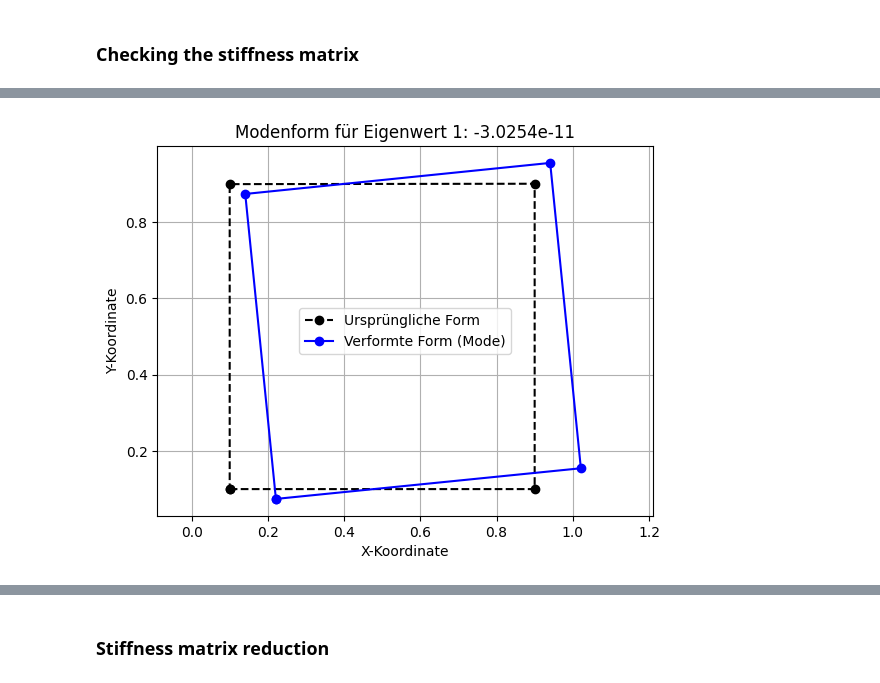
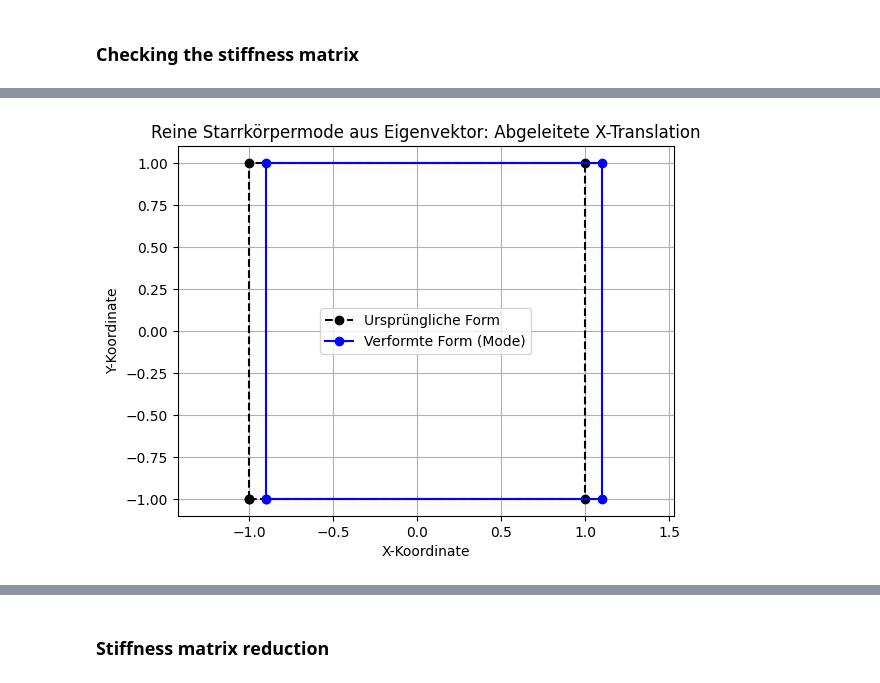
Before and after one commit to jkbgbr/FEM_Practical_Course, a Jupyter notebook: source/TwoD/Q4/Q4.ipynb, the cells around one changed output, grey strips where cells are left out. Drawn from its saved outputs; the diff is of its cells as text; code cells hidden in the pictures.

Commit message:
added QR-decomposition to find the pure rigid body modes

```diff
--- a/source/TwoD/Q4/Q4.ipynb
+++ b/source/TwoD/Q4/Q4.ipynb
@@ -20,10 +20,10 @@ x1, y1, x2, y2, x3, y3, x4, y4 = sp.symbols('x1 y1 x2 y2 x3 y3 x4 y4')
 physical_nodes = sp.Matrix([[x1, y1], [x2, y2], [x3, y3], [x4, y4]])
 
 # Example values for the physical coordinates
-# x1_val, y1_val = -1, -1
-# x2_val, y2_val = 1, -1
-# x3_val, y3_val = 1, 1
-# x4_val, y4_val = -1, 1
+x1_val, y1_val = -1, -1
+x2_val, y2_val = 1, -1
+x3_val, y3_val = 1, 1
+x4_val, y4_val = -1, 1
 #
 # x1_val, y1_val = -1.1, -1.05
 # x2_val, y2_val = 1.05, -1.05
@@ -35,11 +35,11 @@ physical_nodes = sp.Matrix([[x1, y1], [x2, y2], [x3, y3], [x4, y4]])
 # x3_val, y3_val = 5, 4
 # x4_val, y4_val = 3, 4
 
-# https://habermannr.github.io/FEMVisualizer/
-x1_val, y1_val = 0.1, 0.1
-x2_val, y2_val = 0.9, 0.1
-x3_val, y3_val = 0.9, 0.9010
-x4_val, y4_val = 0.1, 0.9
+# # https://habermannr.github.io/FEMVisualizer/
+# x1_val, y1_val = 0.1, 0.1
+# x2_val, y2_val = 0.9, 0.1
+# x3_val, y3_val = 0.9, 0.9010
+# x4_val, y4_val = 0.1, 0.9
 
 # Create a dictionary to map the symbolic coordinates to their numerical values
 coordinate_values = {
@@ -723,5 +723,58 @@ Eigenvector:
 # %%
 %matplotlib inline
+
+def get_pure_modes_from_eigenvectors(eigenvectors_null_space, coords):
+    """
+    Wandelt die berechneten Eigenvektoren des Nullraums (Linearkombinationen)
+    in reine Starrkörpermoden (Translationen und Rotation) um.
+
+    Dieser Prozess wird oft als "Säuberung" der Moden bezeichnet.
+    Eine robuste Methode hierfür ist die QR-Zerlegung.
+    Die Idee ist, eine neue orthonormale Basis für den Nullraum zu finden, die so nah wie möglich an den bekannten, reinen Starrkörpermoden liegt.
+
+    :param eigenvectors_null_space: Eine (ND*NNODE, 3) Matrix mit den ersten drei Eigenvektoren.
+    :param coords: Ein Dictionary mit den ursprünglichen Knotenkoordinaten.
+    :return: Eine Liste mit den drei "gesäuberten" Vektoren für die Starrkörpermoden.
+    """
+    # 1. Konstruieren Sie die idealen, reinen Starrkörpermoden (wie zuvor)
+    # Reine Translation in X
+    trans_x_ideal = np.zeros(NNODE * ND)
+    trans_x_ideal[0::2] = 1
+
+    # Reine Translation in Y
+    trans_y_ideal = np.zeros(NNODE * ND)
+    trans_y_ideal[1::2] = 1
+
+    # Reine Rotation um den Schwerpunkt
+    x_coords = np.array([coords[x1], coords[x2], coords[x3], coords[x4]])
+    y_coords = np.array([coords[y1], coords[y2], coords[y3], coords[y4]])
+    centroid_x = np.mean(x_coords)
+    centroid_y = np.mean(y_coords)
+    rotation_ideal = np.zeros(NNODE * ND)
+    rotation_ideal[0::2] = -(y_coords - centroid_y)
+    rotation_ideal[1::2] = (x_coords - centroid_x)
+
+    # Stapeln Sie die idealen Moden zu einer (8, 3) Matrix
+    ideal_modes = np.vstack([trans_x_ideal, trans_y_ideal, rotation_ideal]).T
+
+    # 2. Projizieren Sie die idealen Moden auf den von den Eigenvektoren aufgespannten Nullraum
+    # Dies stellt sicher, dass die resultierenden Vektoren im korrekten Nullraum liegen.
+    # Formel: P_proj = V @ (V.T @ P_ideal)
+    projection_matrix = eigenvectors_null_space @ eigenvectors_null_space.T
+    projected_modes = projection_matrix @ ideal_modes
+
+    # 3. Orthonormalisieren Sie die projizierten Vektoren mit der QR-Zerlegung
+    # Dies erzeugt eine saubere, orthonormale Basis, die den idealen Moden sehr ähnlich ist.
+    q, r = np.linalg.qr(projected_modes)
+
+    # Die Spalten von q sind die neuen, reinen Modenvektoren.
+    # Wir müssen möglicherweise das Vorzeichen anpassen, damit sie mit den idealen Moden übereinstimmen.
+    for i in range(q.shape[1]):
+        # Wenn das Skalarprodukt mit der entsprechenden idealen Mode negativ ist, drehen wir den Vektor um.
+        if np.dot(q[:, i], ideal_modes[:, i]) < 0:
+            q[:, i] *= -1
+
+    return [q[:, 0], q[:, 1], q[:, 2]]
 
 def visualize_eigenvector(eigenvector, coords, scale_factor=0.2, title="", show=False):
     """
@@ -748,31 +801,43 @@ def visualize_eigenvector(eigenvector, coords, scale_factor=0.2, title="", show=
     deformed_y = np.append(deformed_y, deformed_y[0])
 
     # Plotten
     plt.figure()
     plt.plot(original_x, original_y, 'k--', marker='o', label='Ursprüngliche Form')
     plt.plot(deformed_x, deformed_y, 'b-', marker='o', label='Verformte Form (Mode)')
     plt.title(title)
     plt.xlabel("X-Koordinate")
     plt.ylabel("Y-Koordinate")
     plt.axis('equal')
     plt.legend()
     plt.grid(True)
     if show:
         plt.show()
 
 # --- Beispiel für die Verwendung ---
 # Holen Sie sich die Eigenwerte und Eigenvektoren erneut
 K_np = np.array(K).astype(np.float64)
 eigenvalues, eigenvectors = np.linalg.eigh(K_np)
 
 # Sortieren der Eigenwerte und der zugehörigen Eigenvektoren
 sorted_indices = np.argsort(eigenvalues)
 eigenvalues = eigenvalues[sorted_indices]
 eigenvectors = eigenvectors[:, sorted_indices]
 
+null_space_vectors = eigenvectors[:, :3]
+
+# Holen Sie sich die reinen Moden aus den Eigenvektoren
+pure_modes_from_ev = get_pure_modes_from_eigenvectors(null_space_vectors, coordinate_values)
+mode_names = ["Abgeleitete X-Translation", "Abgeleitete Y-Translation", "Abgeleitete Rotation"]
+
+# Visualisieren Sie die abgeleiteten reinen Moden
+for i, mode in enumerate(pure_modes_from_ev):
+    title = f"Reine Starrkörpermode aus Eigenvektor: {mode_names[i]}"
+    visualize_eigenvector(mode, coordinate_values, title=title, show=True)
+
+
 for i in range(8):
     eigenvector = eigenvectors[:, i]
     title = f"Modenform für Eigenwert {i+1}: {eigenvalues[i]:.4e}"
     visualize_eigenvector(eigenvector, coordinate_values, title=title, show=True)
 # %% [output]
-[figure, old version]
+[figure, new version]
```
Also changed, not shown: parts of 9 cells of this notebook.
